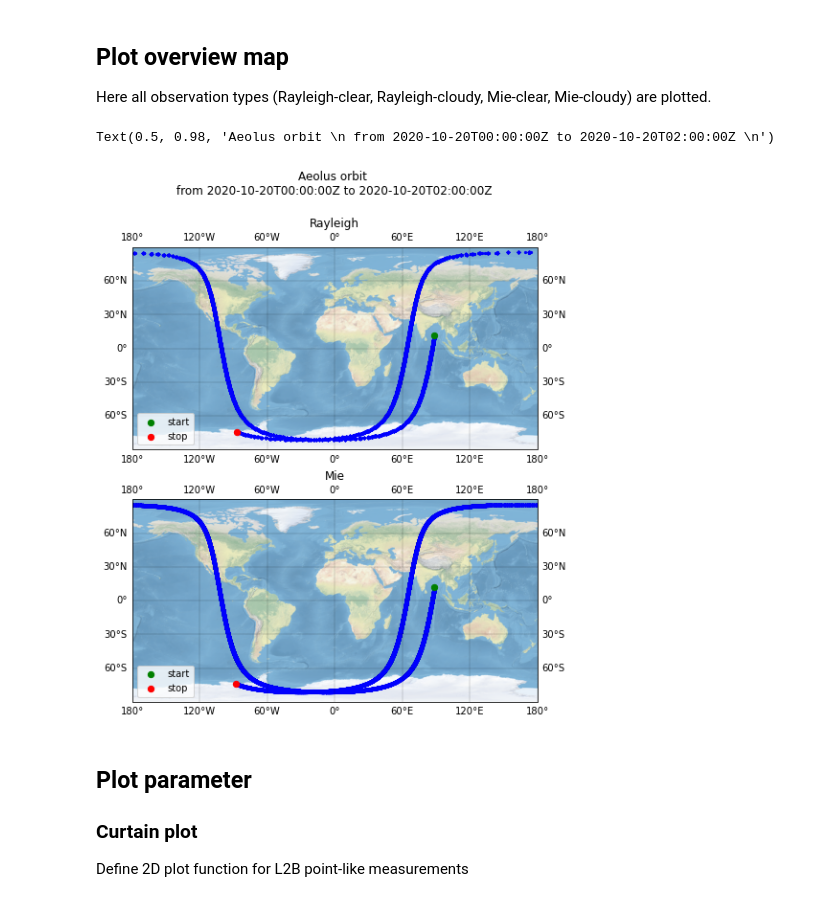
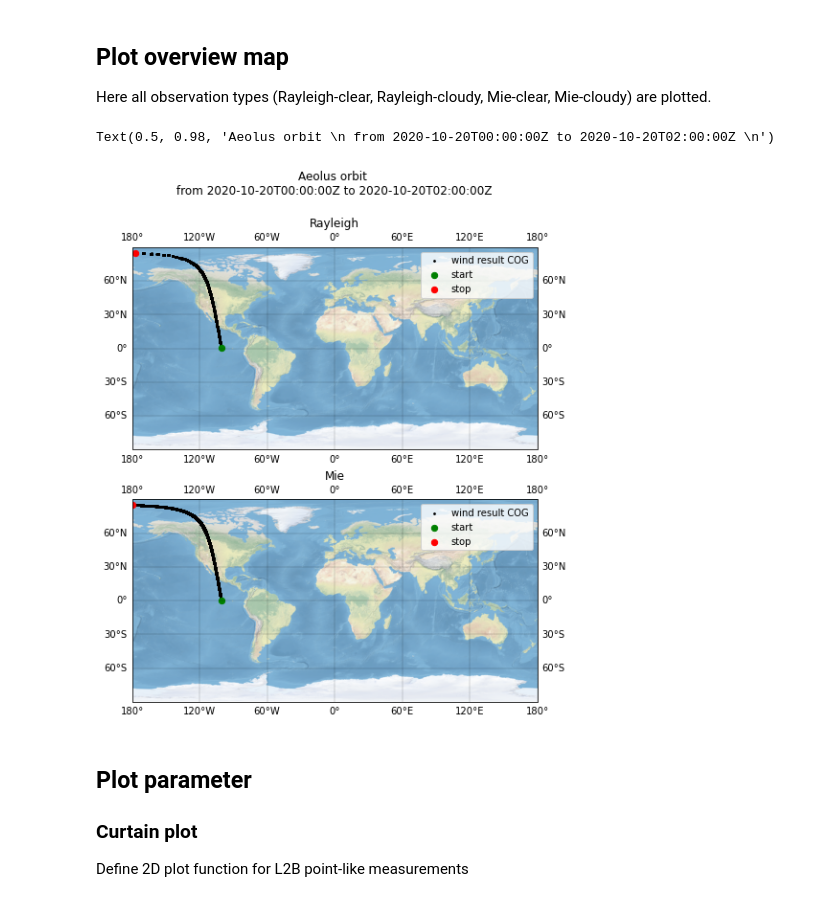
Before and after one commit to ESA-VirES/Aeolus-notebooks, a Jupyter notebook: notebooks/03c1_Demo-ALD_U_N_2B.ipynb, the cells around one changed output. Saved outputs shown, nothing was run; the diff lists cells and outputs as text; code cells hidden in the pictures.

```diff
--- a/notebooks/03c1_Demo-ALD_U_N_2B.ipynb
+++ b/notebooks/03c1_Demo-ALD_U_N_2B.ipynb
@@ -100,6 +102,7 @@ measurement_stop = "2020-10-20T02:00:00Z"
 parameter_rayleigh = [
     "wind_result_start_time",
     "wind_result_stop_time",
+    "wind_result_COG_time",
     "wind_result_bottom_altitude",
     "wind_result_top_altitude",
     "wind_result_range_bin_number",
@@ -113,6 +116,7 @@ parameter_rayleigh = [
     "wind_result_wind_velocity",
     "wind_result_observation_type",
     "wind_result_validity_flag",
+    "wind_result_alt_of_DEM_intersection",
 ]
 parameter_rayleigh = ["rayleigh_" + param for param in parameter_rayleigh]
 # %% [markdown]
@@ -122,6 +126,7 @@ parameter_rayleigh = ["rayleigh_" + param for param in parameter_rayleigh]
 parameter_mie = [
     "wind_result_start_time",
     "wind_result_stop_time",
+    "wind_result_COG_time",
     "wind_result_bottom_altitude",
     "wind_result_top_altitude",
     "wind_result_range_bin_number",
@@ -135,6 +140,7 @@ parameter_mie = [
     "wind_result_wind_velocity",
     "wind_result_observation_type",
     "wind_result_validity_flag",
+    "wind_result_alt_of_DEM_intersection",
 ]
 parameter_mie = ["mie_" + param for param in parameter_mie]
 # %% [markdown]
@@ -151,7 +157,13 @@ if len(parameter_rayleigh) > 0:
     # set wind fields
     request.set_fields(
         rayleigh_wind_fields=parameter_rayleigh,
-        # mie_wind_fields=parameter_mie,
+    )
+
+    # It is possible to apply a filter by different parameters of the product
+    # Here, for example, a filter by geolocation is applied
+    request.set_range_filter(parameter="rayleigh_wind_result_COG_latitude", minimum=0, maximum=90)
+    request.set_range_filter(
+        parameter="rayleigh_wind_result_COG_longitude", minimum=180, maximum=360
     )
 
     # set start and end time and request data
@@ -172,6 +184,11 @@ if len(parameter_mie) > 0:
         mie_wind_fields=parameter_mie,
     )
 
+    # It is possible to apply a filter by different parameters of the product
+    # Here, for example, a filter by geolocation is applied
+    request.set_range_filter(parameter="mie_wind_result_COG_latitude", minimum=0, maximum=90)
+    request.set_range_filter(parameter="mie_wind_result_COG_longitude", minimum=180, maximum=360)
+
     # set start and end time and request data
     data_mie = request.get_between(
         start_time=measurement_start, end_time=measurement_stop, filetype="nc", asynchronous=True
@@ -202,36 +219,37 @@ for axis, ds, obs_type in zip(ax, [ds_rayleigh, ds_mie], ["rayleigh", "mie"]):
         ds[obs_type + "_wind_result_COG_longitude"],
         ds[obs_type + "_wind_result_COG_latitude"],
         marker="o",
-        c="b",
-        s=5,
+        c="k",
+        s=3,
+        label='wind result COG',
         transform=ccrs.Geodetic(),
     )
     axis.scatter(
         ds[obs_type + "_wind_result_COG_longitude"][0],
         ds[obs_type + "_wind_result_COG_latitude"][0],
         marker="o",
         c="g",
         edgecolor="g",
         s=40,
         label="start",
         transform=ccrs.Geodetic(),
     )
     axis.scatter(
         ds[obs_type + "_wind_result_COG_longitude"][-1],
         ds[obs_type + "_wind_result_COG_latitude"][-1],
         marker="o",
         c="r",
         edgecolor="r",
         s=40,
         label="stop",
         transform=ccrs.Geodetic(),
     )
     axis.legend()
     axis.set_title(obs_type.title())
 fig.suptitle("Aeolus orbit \n from {} to {} \n".format(measurement_start, measurement_stop))
 # %% [output]
 Text(0.5, 0.98, 'Aeolus orbit \n from 2020-10-20T00:00:00Z to 2020-10-20T02:00:00Z \n')
-[figure, old version]
+[figure, new version]
 # %% [markdown]
 ## Plot parameter
 
```
Also changed, not shown: parts of 6 cells of this notebook, 2 other files.
